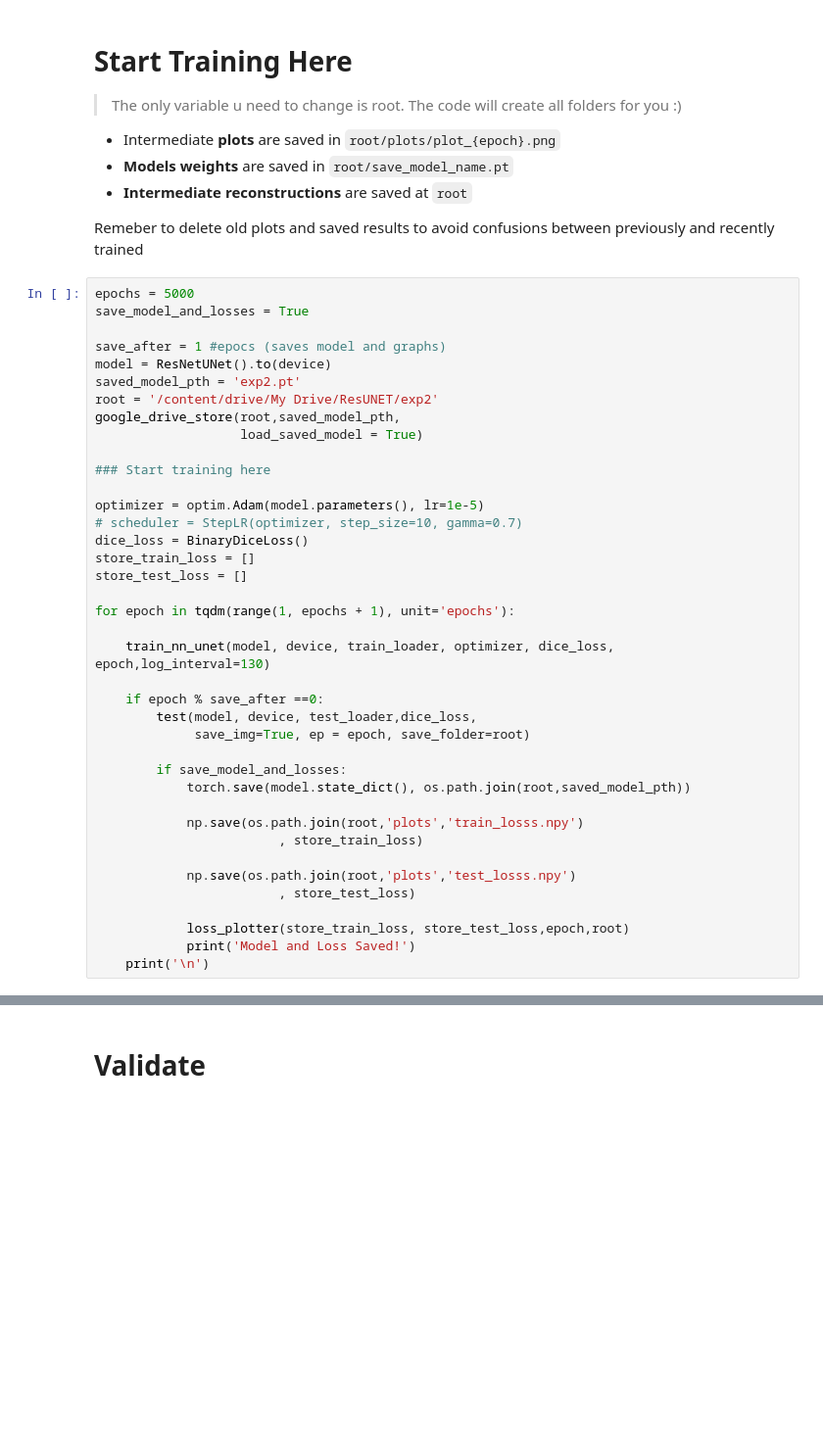
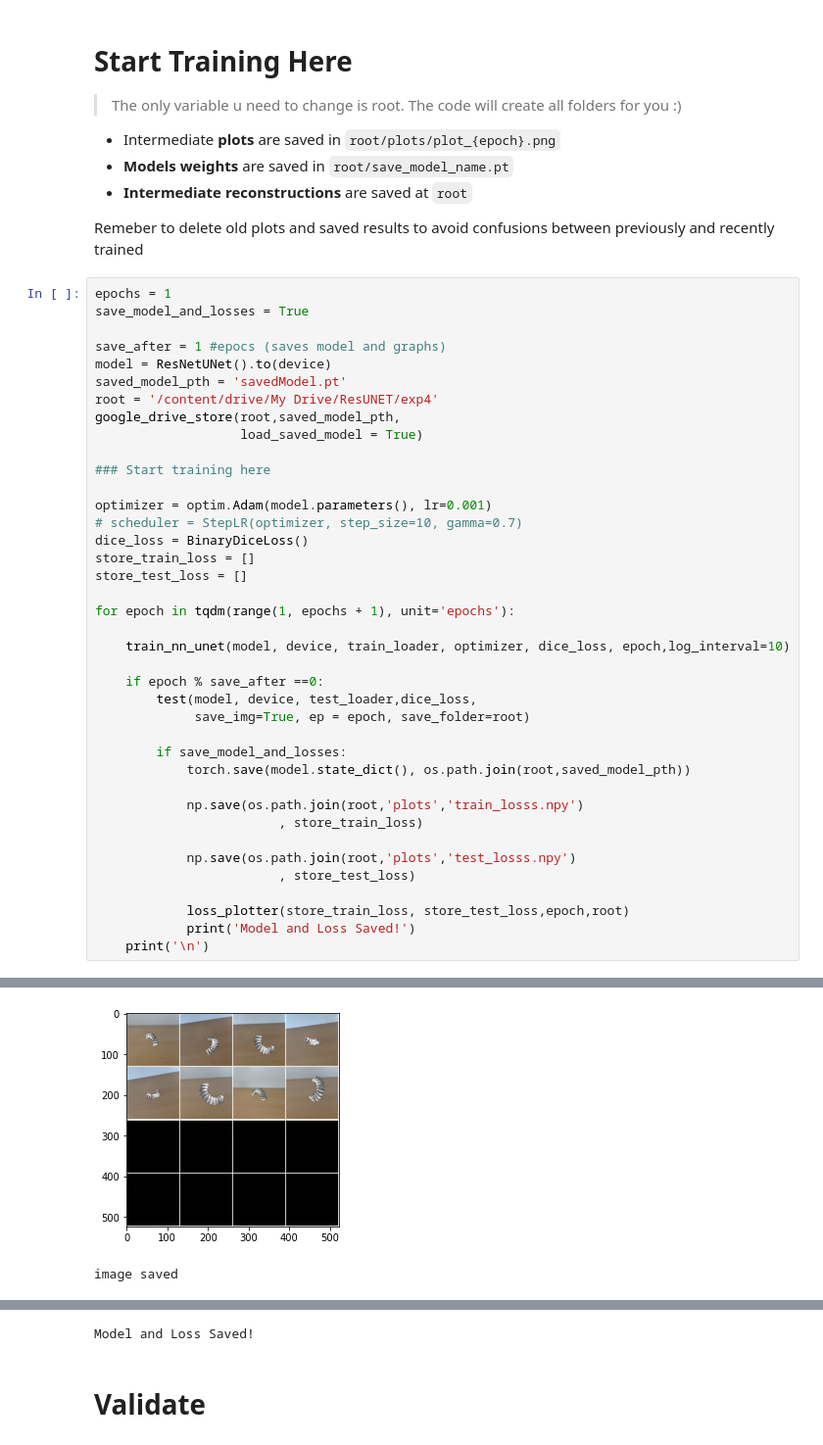
Before and after one commit to take2rohit/scoop_net, a Jupyter notebook: 22_cleaned_resnet_unet.ipynb, the cells around one changed output, grey strips where cells are left out. Shown at 98% size. Drawn from its saved outputs; the diff is of its cells as text; blank space fills up the shorter version.

```diff
--- a/22_cleaned_resnet_unet.ipynb
+++ b/22_cleaned_resnet_unet.ipynb
@@ -561,19 +555,19 @@ Mounted at /content/drive
 
 Remeber to delete old plots and saved results to avoid confusions between previously and recently trained
 # %%
-epochs = 5000
+epochs = 1
 save_model_and_losses = True
 
 save_after = 1 #epocs (saves model and graphs)
 model = ResNetUNet().to(device)
-saved_model_pth = 'exp2.pt'
-root = '/content/drive/My Drive/ResUNET/exp2'
+saved_model_pth = 'savedModel.pt'
+root = '/content/drive/My Drive/ResUNET/exp4'
 google_drive_store(root,saved_model_pth,
                    load_saved_model = True)
 
 ### Start training here
 
-optimizer = optim.Adam(model.parameters(), lr=1e-5)
+optimizer = optim.Adam(model.parameters(), lr=0.001)
 # scheduler = StepLR(optimizer, step_size=10, gamma=0.7)
 dice_loss = BinaryDiceLoss()
 store_train_loss = []
@@ -581,7 +575,7 @@ store_test_loss = []
 
 for epoch in tqdm(range(1, epochs + 1), unit='epochs'):
 
-    train_nn_unet(model, device, train_loader, optimizer, dice_loss, epoch,log_interval=130)
+    train_nn_unet(model, device, train_loader, optimizer, dice_loss, epoch,log_interval=10)
 
     if epoch % save_after ==0:
         test(model, device, test_loader,dice_loss,
@@ -608,0 +602,2 @@ Train Epoch: 1  Loss: 1.054492
+[figure, added]
+image saved
@@ -609,2 +605,3 @@ Train Epoch: 1  Loss: 1.054492
+Model and Loss Saved!
 # %% [markdown]
 # Validate
```
Also changed, not shown: parts of 9 cells of this notebook.
